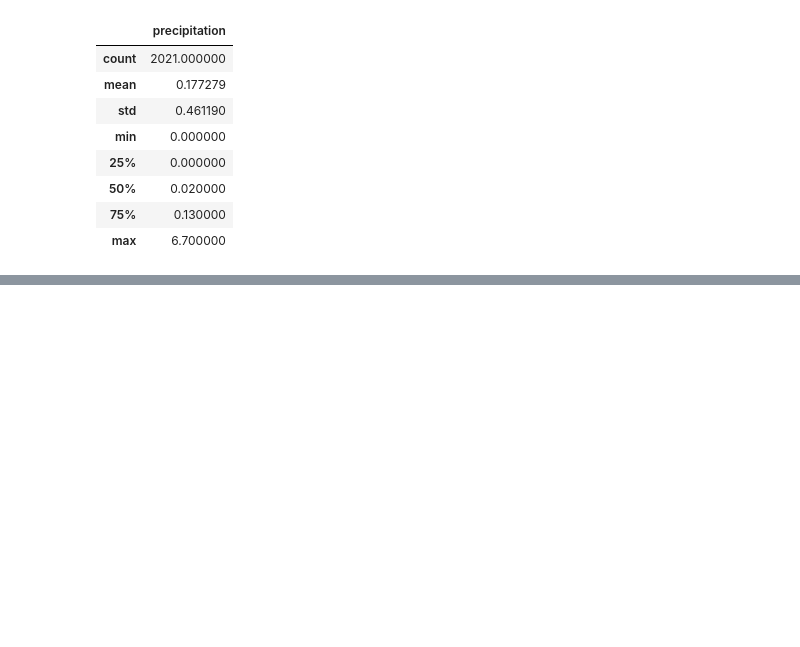
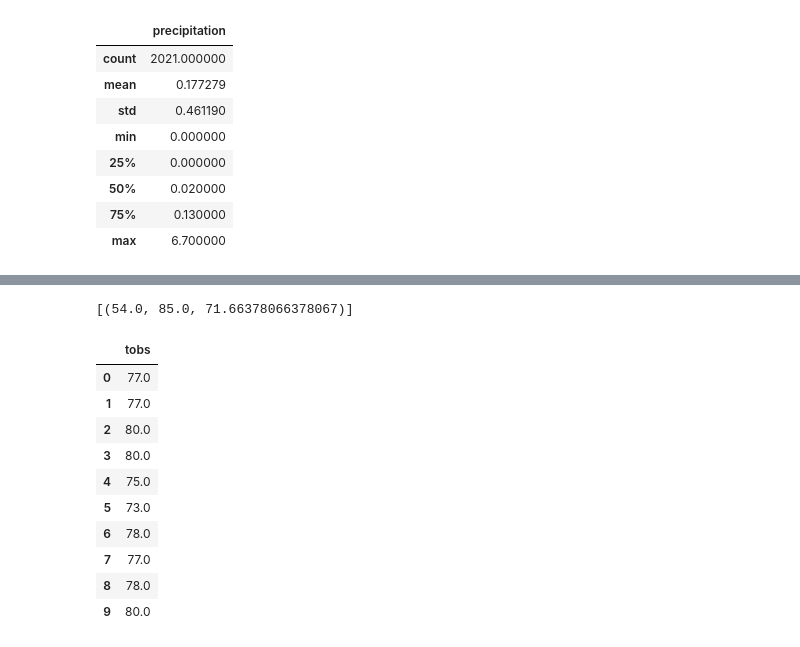
Before and after one commit to echuung94/Surfs_Up, a Jupyter notebook: climate_analysis.ipynb, the cells around one changed output, grey strips where cells are left out. Saved outputs shown, nothing was run; the diff lists cells and outputs as text; code cells hidden in the pictures; blank space fills up the shorter version.

```diff
--- a/climate_analysis.ipynb
+++ b/climate_analysis.ipynb
@@ -83,6 +100,35 @@ df.describe()
 # %%
 # Using the station id from the previous query, calculate the lowest temperature recorded,
 # highest temperature recorded, and average temperature most active station?
+session.query()
+session.query(func.min(Measurement.tobs), func.max(Measurement.tobs), func.avg(Measurement.tobs)).\
+filter(Measurement.station == 'USC00519281').all()
+# %% [output]
+[(54.0, 85.0, 71.66378066378067)]
 # %%
 # Choose the station with the highest number of temperature observations.
 # Query the last 12 months of temperature observation data for this station and plot the results as a histogram
+
+#total observation count
+session.query(Measurement.tobs)
+
+#filter out all the stations except the most active one
+results = session.query(Measurement.tobs).\
+filter(Measurement.station == 'USC00519281').\
+filter(Measurement.date >= prev_year).all()
+
+#print(results)
+df = pd.DataFrame(results, columns=['tobs'])
+df.head(10)
+# %% [output]
+|  | tobs |
+| 0 | 77.0 |
+| 1 | 77.0 |
+| 2 | 80.0 |
+| 3 | 80.0 |
+| 4 | 75.0 |
+| 5 | 73.0 |
+| 6 | 78.0 |
+| 7 | 77.0 |
+| 8 | 78.0 |
+| 9 | 80.0 |
```
Also changed, not shown: parts of 4 cells of this notebook.
